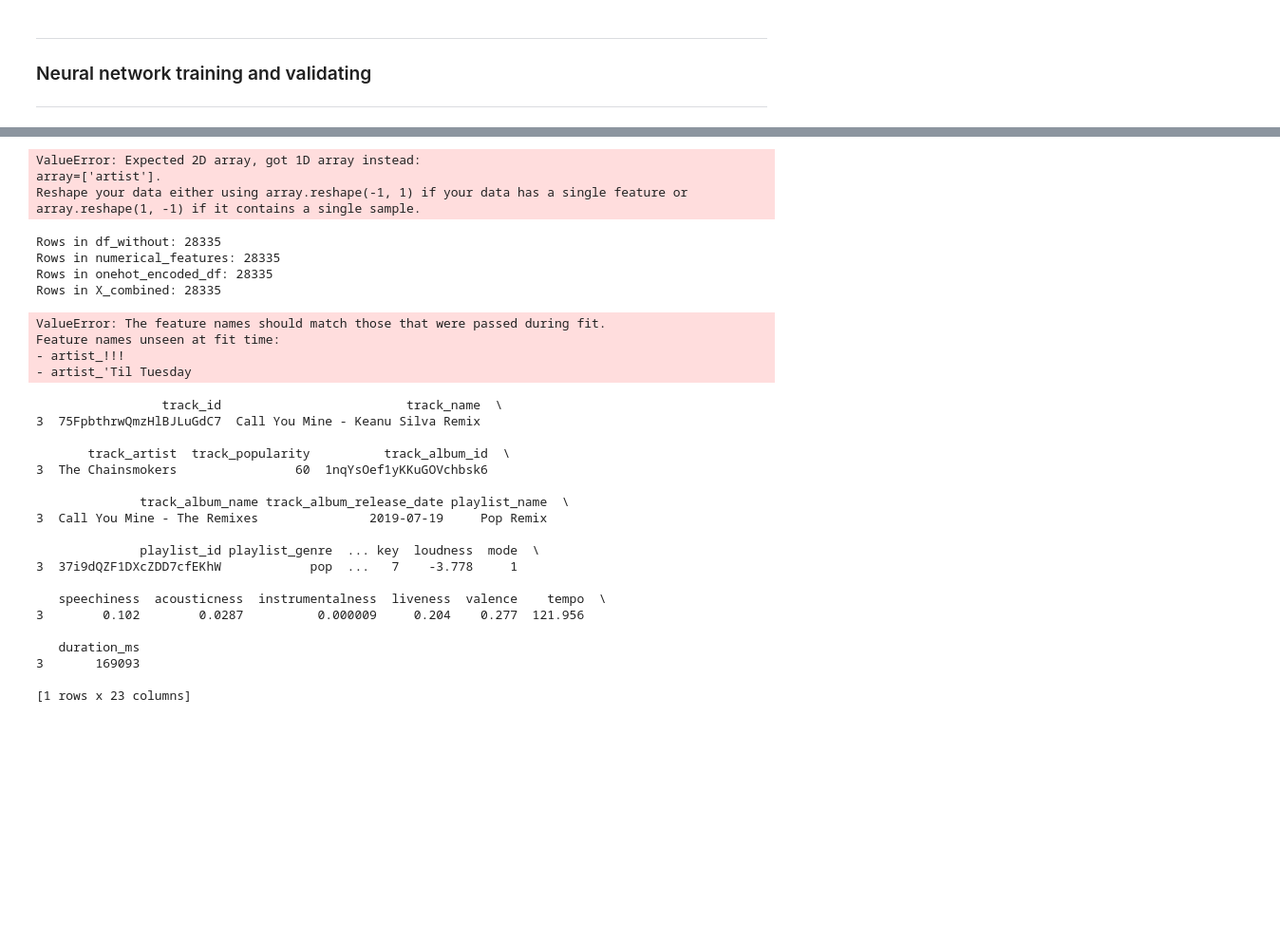
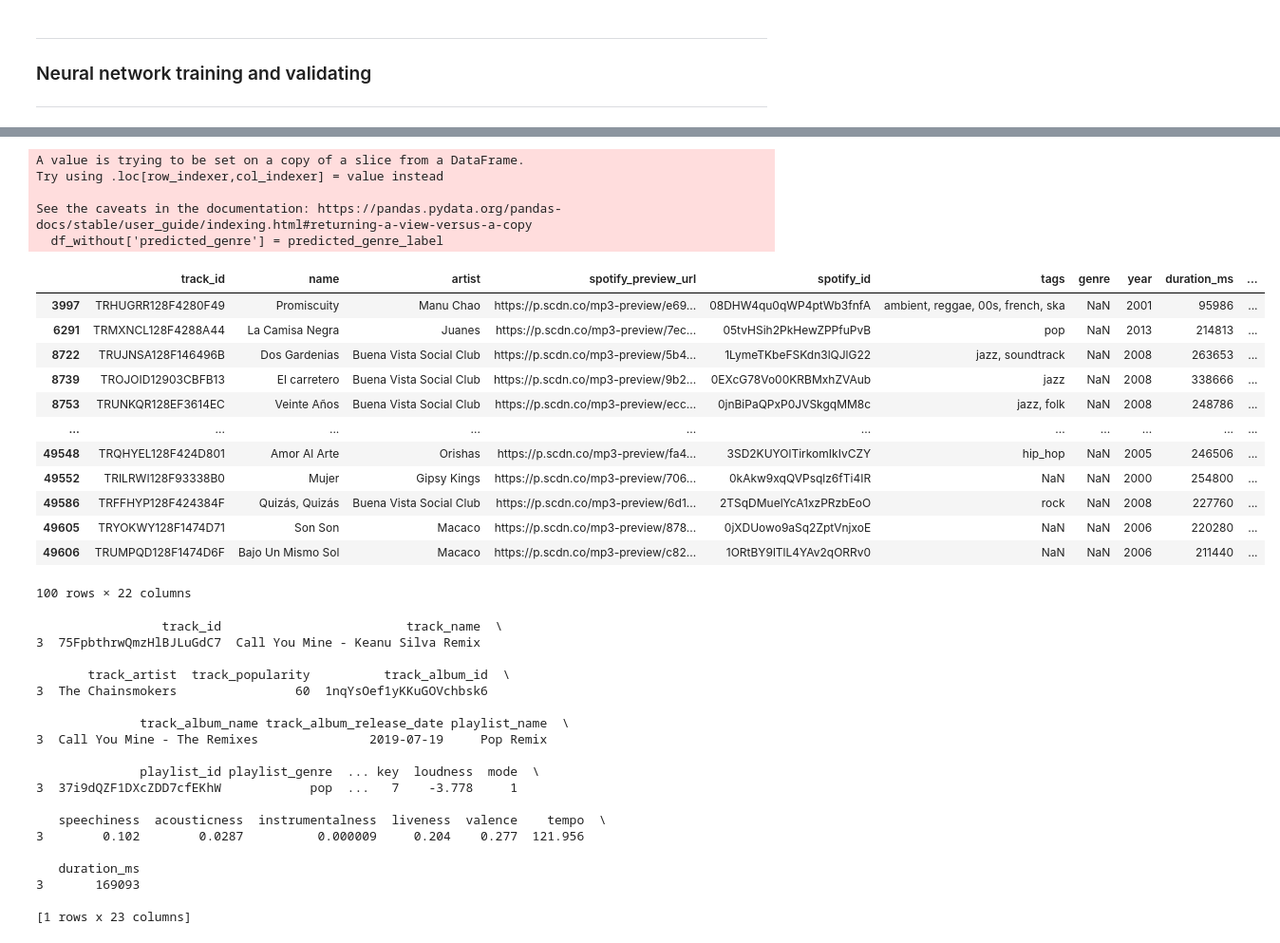
Before and after one commit to annemollelsborg/spotify, a Jupyter notebook: Project analysis.ipynb, the cells around one changed output, grey strips where cells are left out. Shown at 95% size. Drawn from its saved outputs; the diff is of its cells as text; code cells hidden in the pictures; blank space fills up the shorter version.

```diff
--- a/Project analysis.ipynb
+++ b/Project analysis.ipynb
@@ -302,44 +325,3 @@ Epoch [15/15], Train Loss: 0.4269, Train Accuracy: 0.8458, Test Loss: 1.3506, Te
-# %%
-# Define the categorical features for the input song (replace with actual values)
-input_song_categorical = pd.DataFrame({
-    #'playlist_name': ['Pop Remix'],  # Replace with the actual playlist name
-    'track_artist': ['Ed Sheeran']      # Replace with the actual track artist
-})
-
-# Apply the same one-hot encoding as used in training
-input_song_categorical_encoded = onehot_encoder.transform(categorical_features)
-
-# Convert to DataFrame
-input_song_categorical_df = pd.DataFrame(input_song_categorical_encoded, columns=onehot_encoder.get_feature_names_out(categorical_features))
-
-# Define the numerical features for the input song (replace with actual values)
-input_song_numerical = pd.DataFrame([{
-    'danceability': 0.748, 'energy': 0.916, 'tempo': 122.036, 'acousticness': 0.102,
-    'instrumentalness': 0.0, 'liveness': 0.0653, 'valence': 0.518, 'loudness': -2.634, 'speechiness': 0.0583,
-}])
-
-# Combine the one-hot encoded categorical features with the numerical features
-input_song_combined = pd.concat([input_song_numerical, input_song_categorical_df], axis=1)
-
-# Ensure the columns match the same order as the training data
-input_song_combined = input_song_combined[X_combined.columns]  # Ensure same column order
-
-# Convert to PyTorch tensor
-input_song_tensor = torch.tensor(input_song_combined.values, dtype=torch.float32)
-
-# Now use the neural network to predict the genre
-net.eval()
-with torch.no_grad():
-    predicted_genre_tensor = net(X_combined_tensor)
-    predicted_genres = torch.argmax(predicted_genre_tensor, dim=1)
-
-# Convert the predicted genre back to its label
-predicted_genre_label = label_encoder.inverse_transform([predicted_genre])
-print(f"Predicted genre: {predicted_genre_label}")
-# %% [output]
-ValueError: Expected 2D array, got 1D array instead:
-array=['artist'].
-Reshape your data either using array.reshape(-1, 1) if your data has a single feature or array.reshape(1, -1) if it contains a single sample.
 # %%
 # One-hot encode the categorical feature (track_artist) for the entire dataset
 onehot_encoded = onehot_encoder.transform(df_without[['artist']])
@@ -353,14 +335,6 @@ numerical_features = numerical_features.reset_index(drop=True)
 
 # Combine numerical and one-hot encoded categorical features
 X_combined = pd.concat([numerical_features, onehot_encoded_df], axis=1)
-
-print(f"Rows in df_without: {len(df_without)}")
-print(f"Rows in numerical_features: {len(numerical_features)}")
-print(f"Rows in onehot_encoded_df: {len(onehot_encoded_df)}")
-print(f"Rows in X_combined: {len(X_combined)}")
-
-
-assert len(X_combined) == len(df_without), "Mismatch between X_combined and df_without rows"
 
 # Scale the data using the previously fitted scaler
 X_combined_scaled = scaler.transform(X_combined)
@@ -378,17 +352,28 @@ predicted_genre_label = label_encoder.inverse_transform(predicted_genres.numpy()
 
 # Add the predicted genres as a new column in the DataFrame
 df_without['predicted_genre'] = predicted_genre_label
-
-df_without.head()
 # %% [output]
-Rows in df_without: 28335
-Rows in numerical_features: 28335
-Rows in onehot_encoded_df: 28335
-Rows in X_combined: 28335
+A value is trying to be set on a copy of a slice from a DataFrame.
+Try using .loc[row_indexer,col_indexer] = value instead
+
+See the caveats in the documentation: https://pandas.pydata.org/pandas-docs/stable/user_guide/indexing.html#returning-a-view-versus-a-copy
+  df_without['predicted_genre'] = predicted_genre_label
-ValueError: The feature names should match those that were passed during fit.
-Feature names unseen at fit time:
-- artist_!!!
-- artist_'Til Tuesday
+# %%
+df_without[df_without['predicted_genre']=='Latin']
+# %% [output]
+|  | track_id | name | artist | spotify_preview_url | spotify_id | tags | genre | year | duration_ms | ... |
+| 3997 | TRHUGRR128F4280F49 | Promiscuity | Manu Chao | https://p.scdn.co/mp3-preview/e69... | 08DHW4qu0qWP4ptWb3fnfA | ambient, reggae, 00s, french, ska | NaN | 2001 | 95986 | ... |
+| 6291 | TRMXNCL128F4288A44 | La Camisa Negra | Juanes | https://p.scdn.co/mp3-preview/7ec... | 05tvHSih2PkHewZPPfuPvB | pop | NaN | 2013 | 214813 | ... |
+| 8722 | TRUJNSA128F146496B | Dos Gardenias | Buena Vista Social Club | https://p.scdn.co/mp3-preview/5b4... | 1LymeTKbeFSKdn3lQJlG22 | jazz, soundtrack | NaN | 2008 | 263653 | ... |
+| 8739 | TROJOID12903CBFB13 | El carretero | Buena Vista Social Club | https://p.scdn.co/mp3-preview/9b2... | 0EXcG78Vo00KRBMxhZVAub | jazz | NaN | 2008 | 338666 | ... |
+| 8753 | TRUNKQR128EF3614EC | Veinte Años | Buena Vista Social Club | https://p.scdn.co/mp3-preview/ecc... | 0jnBiPaQPxP0JVSkgqMM8c | jazz, folk | NaN | 2008 | 248786 | ... |
+| ... | ... | ... | ... | ... | ... | ... | ... | ... | ... | ... |
+| 49548 | TRQHYEL128F424D801 | Amor Al Arte | Orishas | https://p.scdn.co/mp3-preview/fa4... | 3SD2KUYOlTirkomIkIvCZY | hip_hop | NaN | 2005 | 246506 | ... |
+| 49552 | TRILRWI128F93338B0 | Mujer | Gipsy Kings | https://p.scdn.co/mp3-preview/706... | 0kAkw9xqQVPsqlz6fTi4IR | NaN | NaN | 2000 | 254800 | ... |
+| 49586 | TRFFHYP128F424384F | Quizás, Quizás | Buena Vista Social Club | https://p.scdn.co/mp3-preview/6d1... | 2TSqDMuelYcA1xzPRzbEoO | rock | NaN | 2008 | 227760 | ... |
+| 49605 | TRYOKWY128F1474D71 | Son Son | Macaco | https://p.scdn.co/mp3-preview/878... | 0jXDUowo9aSq2ZptVnjxoE | NaN | NaN | 2006 | 220280 | ... |
+| 49606 | TRUMPQD128F1474D6F | Bajo Un Mismo Sol | Macaco | https://p.scdn.co/mp3-preview/c82... | 1ORtBY9lTlL4YAv2qORRv0 | NaN | NaN | 2006 | 211440 | ... |
+100 rows × 22 columns
 # %%
 print(df[df['track_id']=='75FpbthrwQmzHlBJLuGdC7'])
 # %% [output]
```
Also changed, not shown: parts of 3 cells of this notebook.
